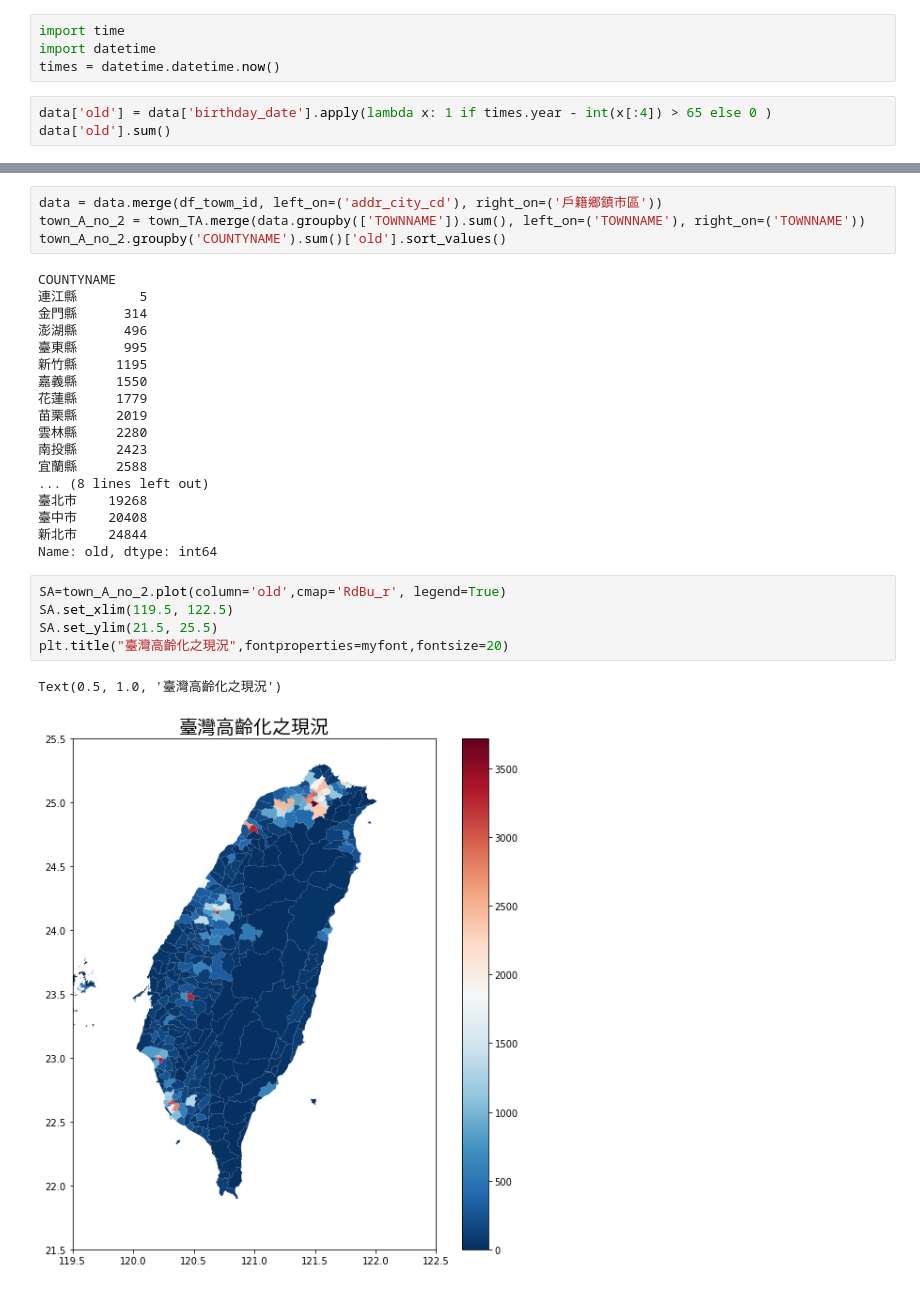
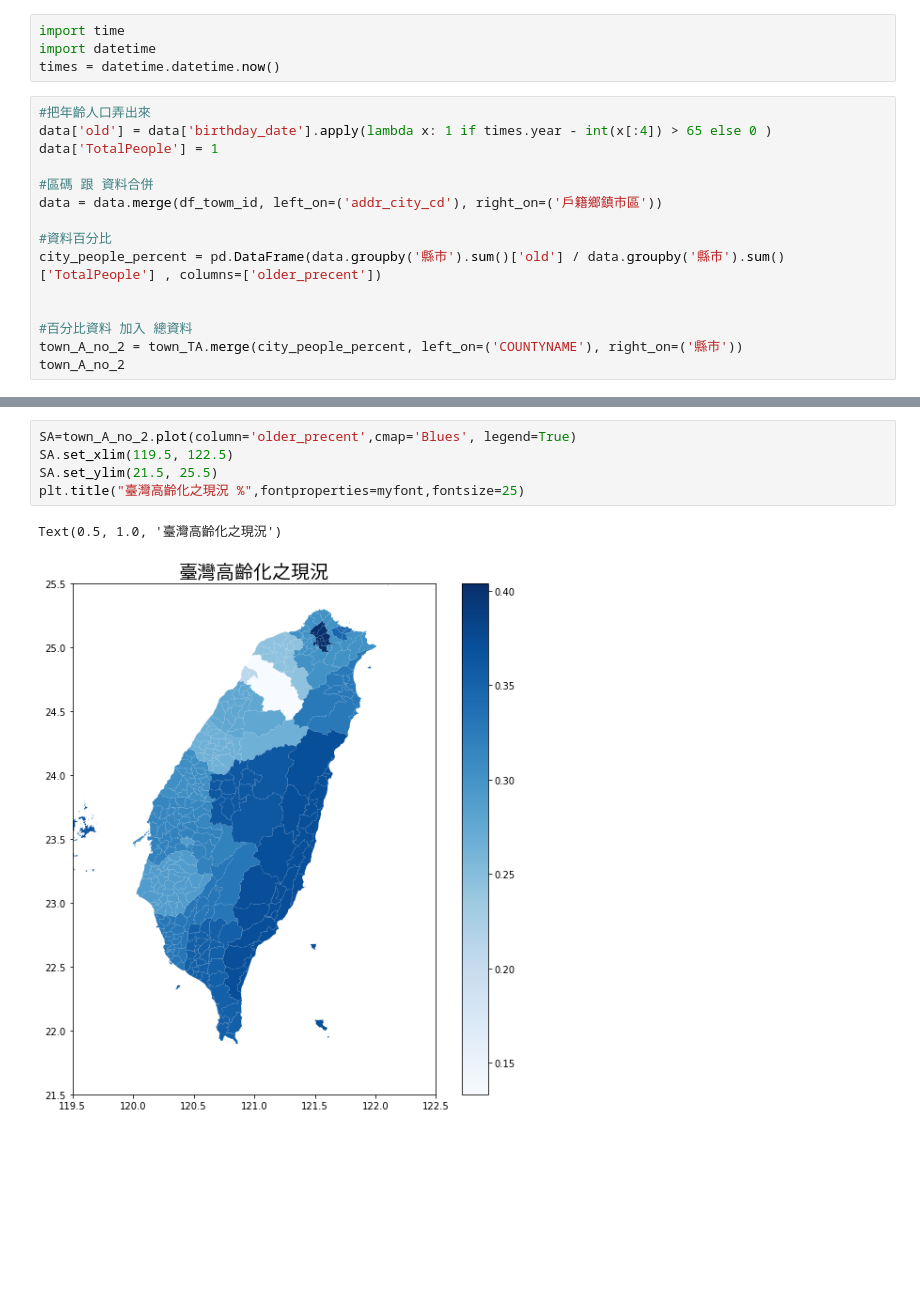
Before and after one commit to yee23456/AI_problem_analysis, a Jupyter notebook: 作業一.ipynb, the cells around one changed output, grey strips where cells are left out. Saved outputs shown, nothing was run; the diff lists cells and outputs as text; blank space fills up the shorter version.

```diff
--- a/作業一.ipynb
+++ b/作業一.ipynb
@@ -142,6 +164,18 @@ import time
 import datetime
 times = datetime.datetime.now()
 # %%
+#把年齡人口弄出來
 data['old'] = data['birthday_date'].apply(lambda x: 1 if times.year - int(x[:4]) > 65 else 0 )
-data['old'].sum()
+data['TotalPeople'] = 1
+
+#區碼 跟 資料合併
+data = data.merge(df_towm_id, left_on=('addr_city_cd'), right_on=('戶籍鄉鎮市區'))
+
+#資料百分比
+city_people_percent = pd.DataFrame(data.groupby('縣市').sum()['old'] / data.groupby('縣市').sum()['TotalPeople'] , columns=['older_precent'])
+
+
+#百分比資料 加入 總資料
+town_A_no_2 = town_TA.merge(city_people_percent, left_on=('COUNTYNAME'), right_on=('縣市'))
+town_A_no_2
 # %% [output]
@@ -149,31 +195,9 @@ data['old'].sum()
-# %%
-data = data.merge(df_towm_id, left_on=('addr_city_cd'), right_on=('戶籍鄉鎮市區'))
-town_A_no_2 = town_TA.merge(data.groupby(['TOWNNAME']).sum(), left_on=('TOWNNAME'), right_on=('TOWNNAME'))
-town_A_no_2.groupby('COUNTYNAME').sum()['old'].sort_values()
-# %% [output]
-COUNTYNAME
-連江縣        5
-金門縣      314
-澎湖縣      496
-臺東縣      995
-新竹縣     1195
-嘉義縣     1550
-花蓮縣     1779
-苗栗縣     2019
-雲林縣     2280
-南投縣     2423
-宜蘭縣     2588
-... (8 lines left out)
-臺北市    19268
-臺中市    20408
-新北市    24844
-Name: old, dtype: int64
 # %%
-SA=town_A_no_2.plot(column='old',cmap='RdBu_r', legend=True)
+SA=town_A_no_2.plot(column='older_precent',cmap='Blues', legend=True)
 SA.set_xlim(119.5, 122.5)
 SA.set_ylim(21.5, 25.5)
-plt.title("臺灣高齡化之現況",fontproperties=myfont,fontsize=20)
+plt.title("臺灣高齡化之現況 %",fontproperties=myfont,fontsize=25)
 # %% [output]
 Text(0.5, 1.0, '臺灣高齡化之現況')
-[figure, old version]
+[figure, new version]
 # %%
```
Also changed, not shown: parts of 8 cells of this notebook.
